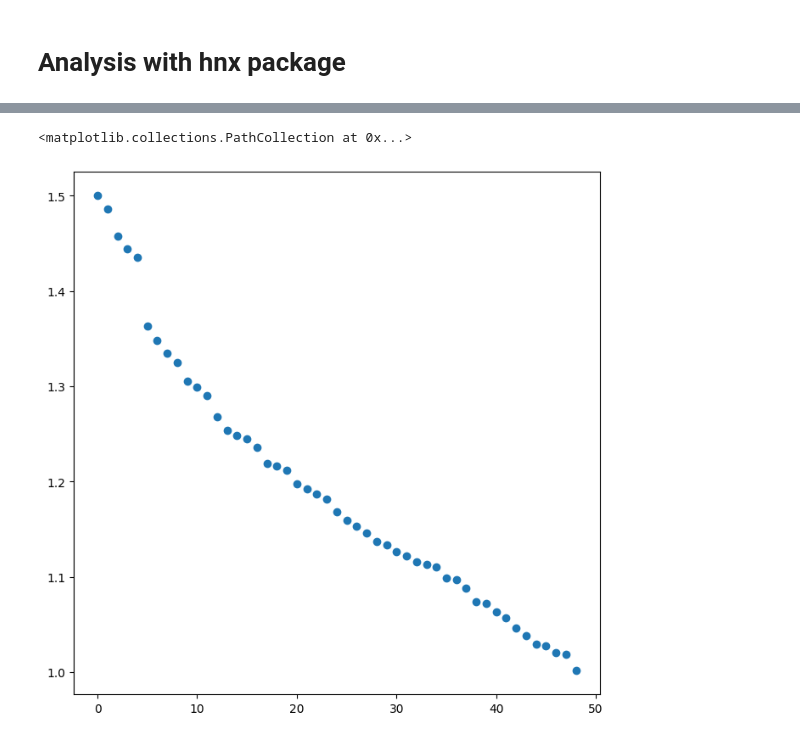
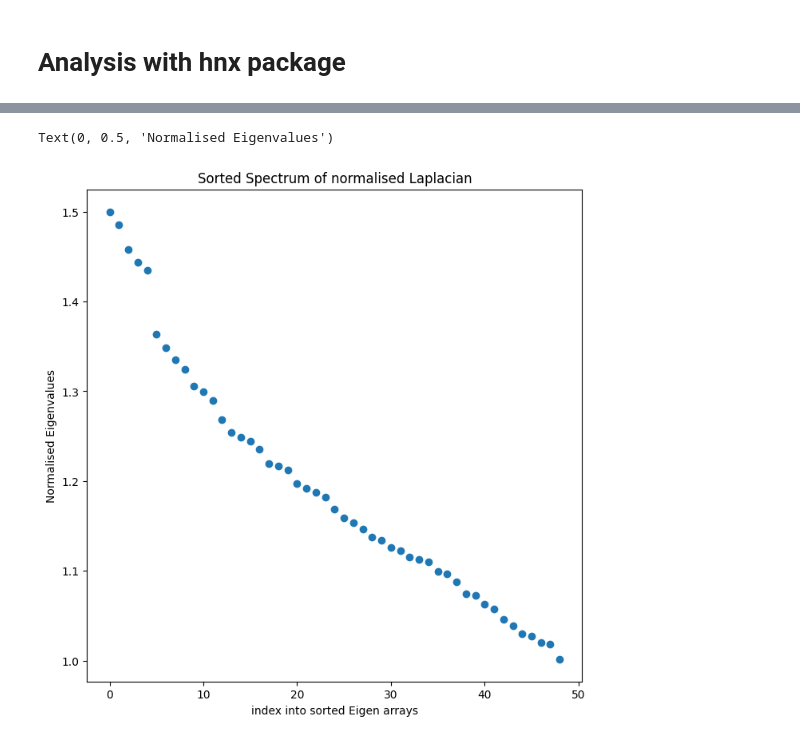
Before and after one commit to Dennis-Bersenev/scPectral, a Jupyter notebook: scPectral/mESCsResult.ipynb, the cells around one changed output, grey strips where cells are left out. Cells and saved outputs as stored; diff of their text form; code cells hidden in the pictures.

```diff
--- a/scPectral/mESCsResult.ipynb
+++ b/scPectral/mESCsResult.ipynb
@@ -19,8 +12,8 @@ import utils
 cell_count = 456
 gene_count = 100
 infile_dir = "./../data/TEsmESC/"
-
-m = model.HyperGraph(n_cells=cell_count, n_genes=gene_count, infile_dir=infile_dir)
+labels = utils.load_pickle(glob.glob(infile_dir + "*.pickle")[0])
+m = model.HyperGraph(n_cells=cell_count, n_genes=gene_count, infile_dir=infile_dir, gene_labels=labels)
 # %% [markdown]
 # Graph Construction
 # %%
@@ -107,9 +98,12 @@ if (np.sum(np.abs(np.abs(evecs[:,min_index]) - np.abs(sorted_evecs[:,Lap.shape[0
 # %%
 x_ax = np.arange(Lap.shape[0])
 plt.scatter(x_ax, sorted_evals)
+plt.title('Sorted Spectrum of normalised Laplacian')
+plt.xlabel('index into sorted Eigen arrays')
+plt.ylabel('Normalised Eigenvalues')
 # %% [output]
-<matplotlib.collections.PathCollection at 0x...>
+Text(0, 0.5, 'Normalised Eigenvalues')
-[figure, old version]
+[figure, new version]
 # %%
 hnx_clusters = hnx.algorithms.laplacians_clustering.spec_clus(HG, k=5, weights=True)
 # utils.write_results(hnx_clusters, './../results/mESC_pathways_hnx.csv')
```
Also changed, not shown: parts of 4 cells of this notebook, 4 other files.
